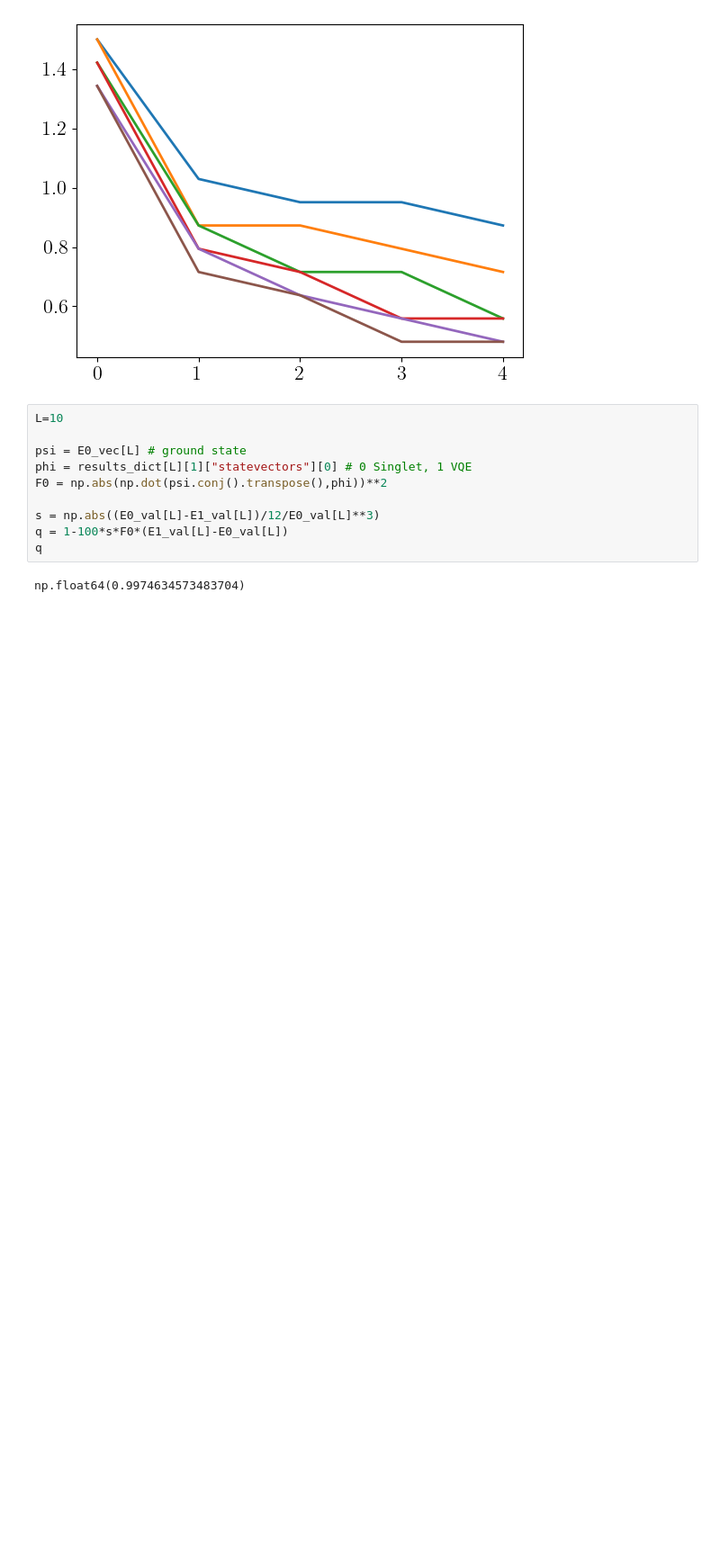
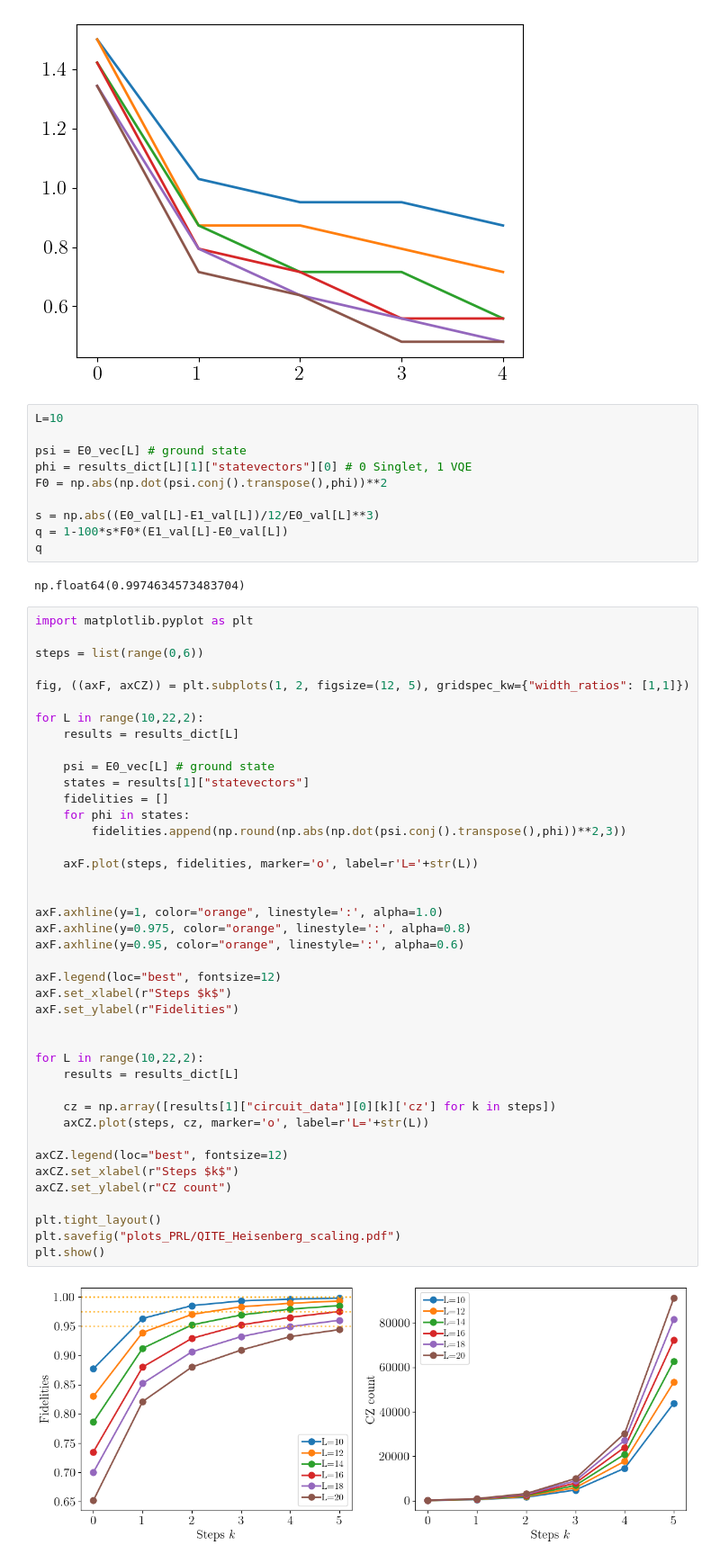
Before and after one commit to renezander90/DB-QITE, a Jupyter notebook: generate_plots_PRL.ipynb, the cells around one changed output. Shown at 90% size. Drawn from its saved outputs; the diff is of its cells as text; blank space fills up the shorter version.

```diff
--- a/generate_plots_PRL.ipynb
+++ b/generate_plots_PRL.ipynb
@@ -384,3 +384,46 @@ q = 1-100*s*F0*(E1_val[L]-E0_val[L])
 q
 # %% [output]
 np.float64(0.9974634573483704)
+# %%
+import matplotlib.pyplot as plt
+
+steps = list(range(0,6))
+
+fig, ((axF, axCZ)) = plt.subplots(1, 2, figsize=(12, 5), gridspec_kw={"width_ratios": [1,1]})
+
+for L in range(10,22,2):
+    results = results_dict[L]
+
+    psi = E0_vec[L] # ground state
+    states = results[1]["statevectors"]
+    fidelities = []
+    for phi in states:
+        fidelities.append(np.round(np.abs(np.dot(psi.conj().transpose(),phi))**2,3))
+
+    axF.plot(steps, fidelities, marker='o', label=r'L='+str(L))
+
+
+axF.axhline(y=1, color="orange", linestyle=':', alpha=1.0)
+axF.axhline(y=0.975, color="orange", linestyle=':', alpha=0.8)
+axF.axhline(y=0.95, color="orange", linestyle=':', alpha=0.6)
+
+axF.legend(loc="best", fontsize=12)
+axF.set_xlabel(r"Steps $k$")
+axF.set_ylabel(r"Fidelities")
+
+
+for L in range(10,22,2):
+    results = results_dict[L]
+
+    cz = np.array([results[1]["circuit_data"][0][k]['cz'] for k in steps])
+    axCZ.plot(steps, cz, marker='o', label=r'L='+str(L))
+
+axCZ.legend(loc="best", fontsize=12)
+axCZ.set_xlabel(r"Steps $k$")
+axCZ.set_ylabel(r"CZ count")
+
+plt.tight_layout()
+plt.savefig("plots_PRL/QITE_Heisenberg_scaling.pdf")
+plt.show()
+# %% [output]
+[figure, added]
```
Also changed, not shown: parts of 2 cells of this notebook, 4 other files.
